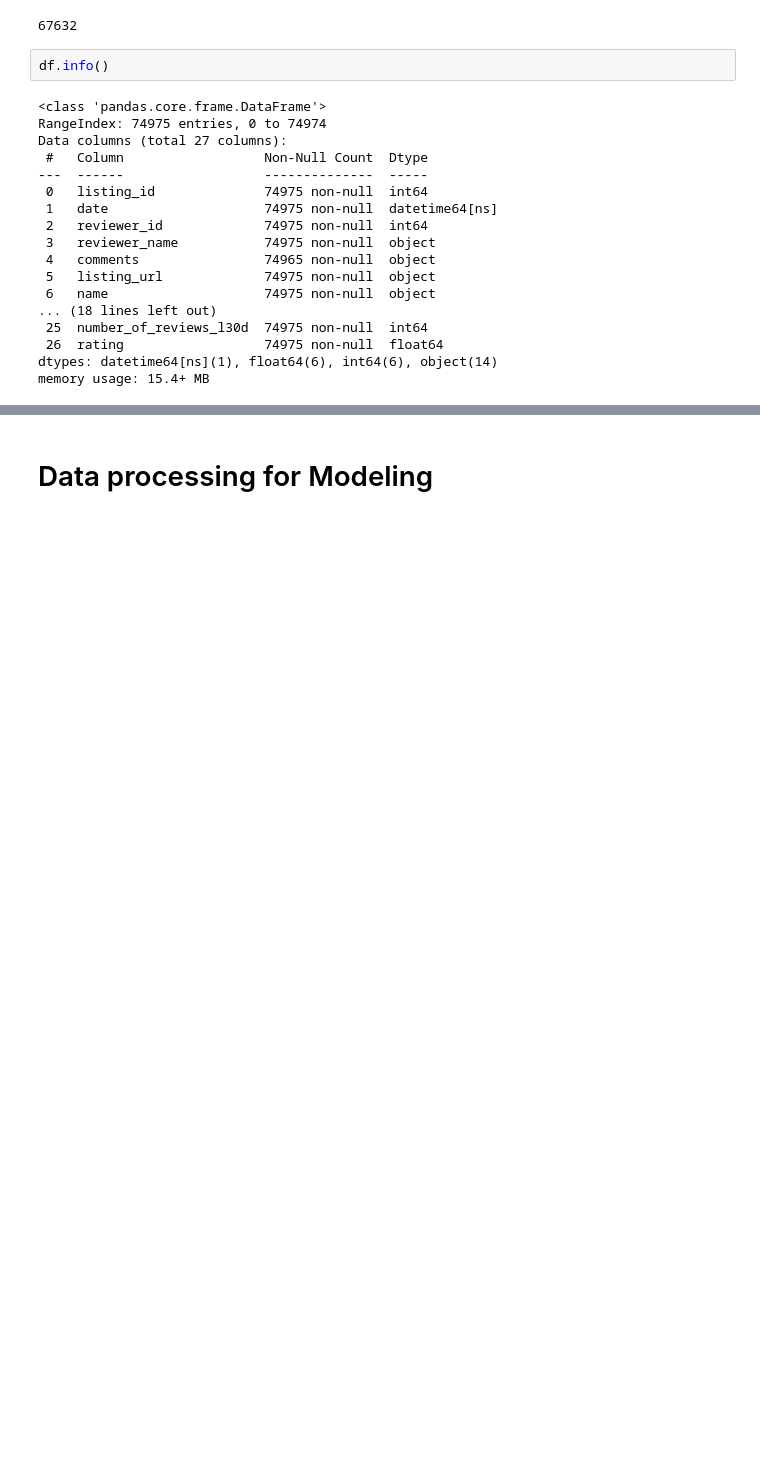
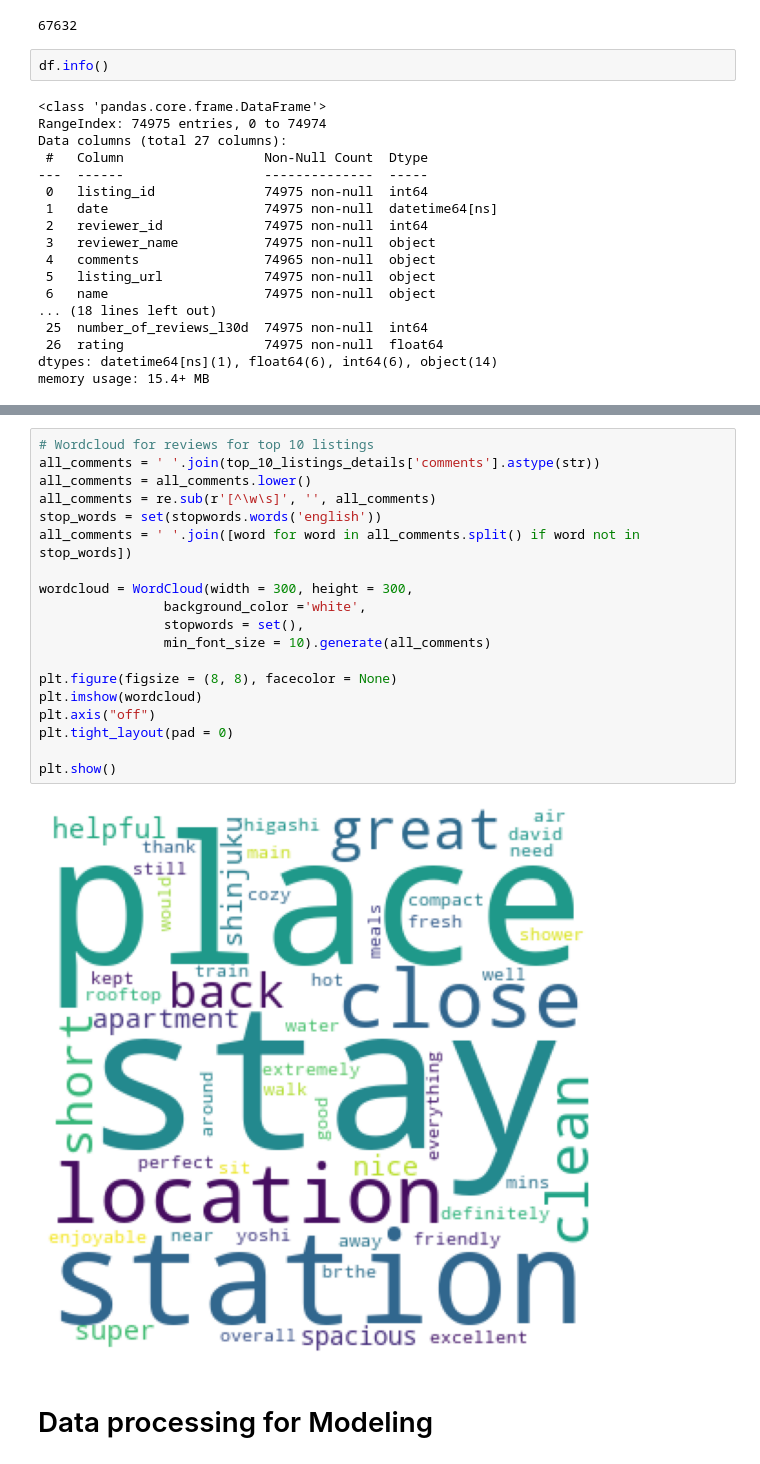
Before and after one commit to hthota1/Airbnb-Recommendation-System-Japan, a Jupyter notebook: airbnb_analysis.ipynb, the cells around one changed output, grey strips where cells are left out. Drawn from its saved outputs; the diff is of its cells as text; blank space fills up the shorter version.

```diff
--- a/airbnb_analysis.ipynb
+++ b/airbnb_analysis.ipynb
@@ -652,2 +702,23 @@ result.head()
+# %%
+# Wordcloud for reviews for top 10 listings
+all_comments = ' '.join(top_10_listings_details['comments'].astype(str))
+all_comments = all_comments.lower()
+all_comments = re.sub(r'[^\w\s]', '', all_comments)
+stop_words = set(stopwords.words('english'))
+all_comments = ' '.join([word for word in all_comments.split() if word not in stop_words])
+
+wordcloud = WordCloud(width = 300, height = 300,
+                background_color ='white',
+                stopwords = set(),
+                min_font_size = 10).generate(all_comments)
+
+plt.figure(figsize = (8, 8), facecolor = None)
+plt.imshow(wordcloud)
+plt.axis("off")
+plt.tight_layout(pad = 0)
+
+plt.show()
+# %% [output]
+[figure, added]
 # %% [markdown]
 # Data processing for Modeling
```
Also changed, not shown: parts of 74 cells of this notebook.
